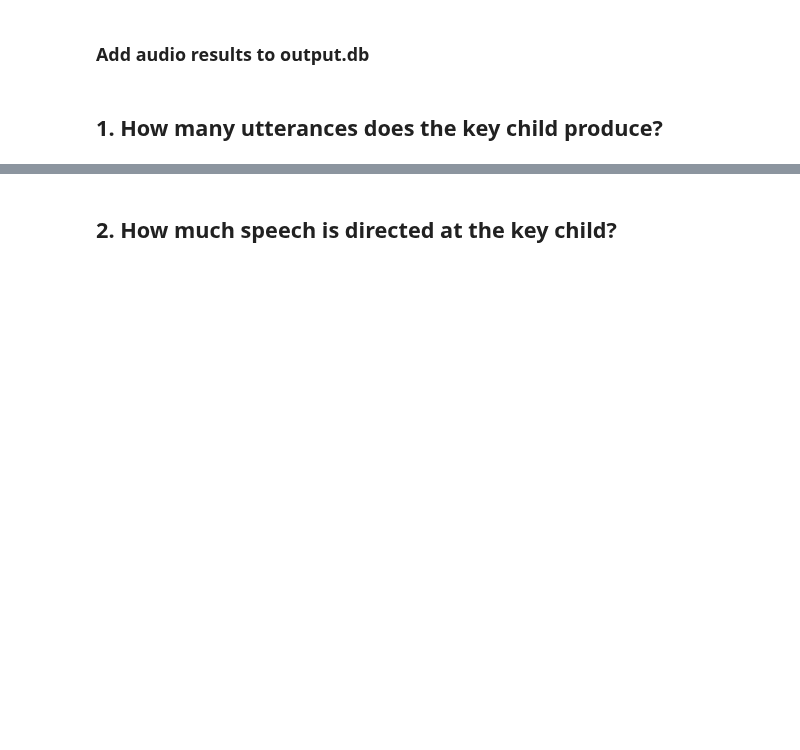
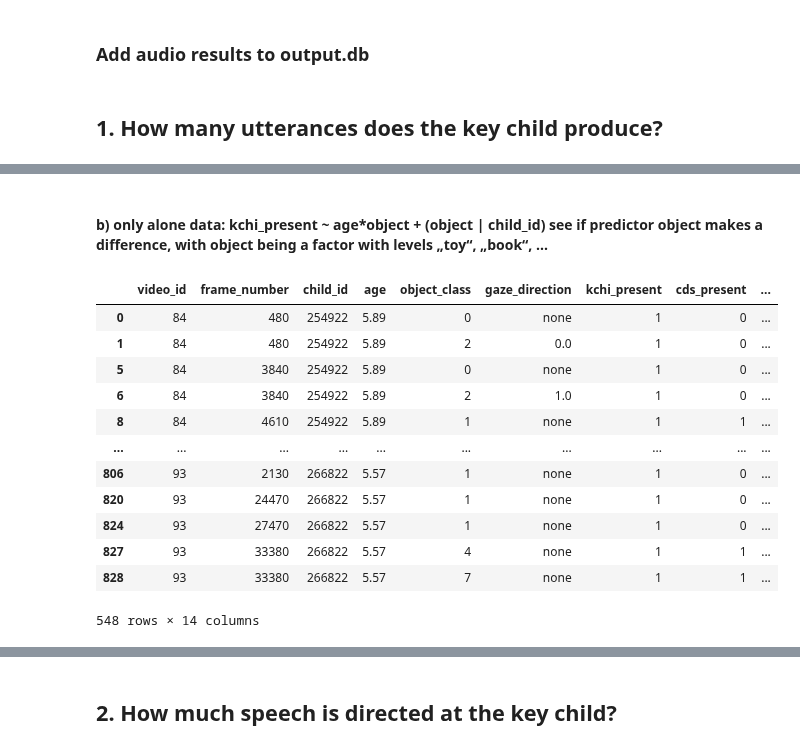
Before and after one commit to neleSuffo/naturalistic-social-analysis, a Jupyter notebook: notebooks/quantex_glmm.ipynb, the cells around one changed output, grey strips where cells are left out. Cells and saved outputs as stored; diff of their text form; code cells hidden in the pictures; blank space fills up the shorter version.

```diff
--- a/notebooks/quantex_glmm.ipynb
+++ b/notebooks/quantex_glmm.ipynb
@@ -157,0 +185,18 @@ utterance_01_df
+# %% [markdown]
+#### b) only alone data: kchi_present ~ age*object + (object | child_id) see if predictor object makes a difference, with object being a factor with levels „toy“, „book“, ...
+# %%
+utterance_01_df[utterance_01_df['play_context'] == 'social']
+# %% [output]
+|  | video_id | frame_number | child_id | age | object_class | gaze_direction | kchi_present | cds_present | ... |
+| 0 | 84 | 480 | 254922 | 5.89 | 0 | none | 1 | 0 | ... |
+| 1 | 84 | 480 | 254922 | 5.89 | 2 | 0.0 | 1 | 0 | ... |
+| 5 | 84 | 3840 | 254922 | 5.89 | 0 | none | 1 | 0 | ... |
+| 6 | 84 | 3840 | 254922 | 5.89 | 2 | 1.0 | 1 | 0 | ... |
+| 8 | 84 | 4610 | 254922 | 5.89 | 1 | none | 1 | 1 | ... |
+| ... | ... | ... | ... | ... | ... | ... | ... | ... | ... |
+| 806 | 93 | 2130 | 266822 | 5.57 | 1 | none | 1 | 0 | ... |
+| 820 | 93 | 24470 | 266822 | 5.57 | 1 | none | 1 | 0 | ... |
+| 824 | 93 | 27470 | 266822 | 5.57 | 1 | none | 1 | 0 | ... |
+| 827 | 93 | 33380 | 266822 | 5.57 | 4 | none | 1 | 1 | ... |
+| 828 | 93 | 33380 | 266822 | 5.57 | 7 | none | 1 | 1 | ... |
+548 rows × 14 columns
```
Also changed, not shown: parts of 7 cells of this notebook.
